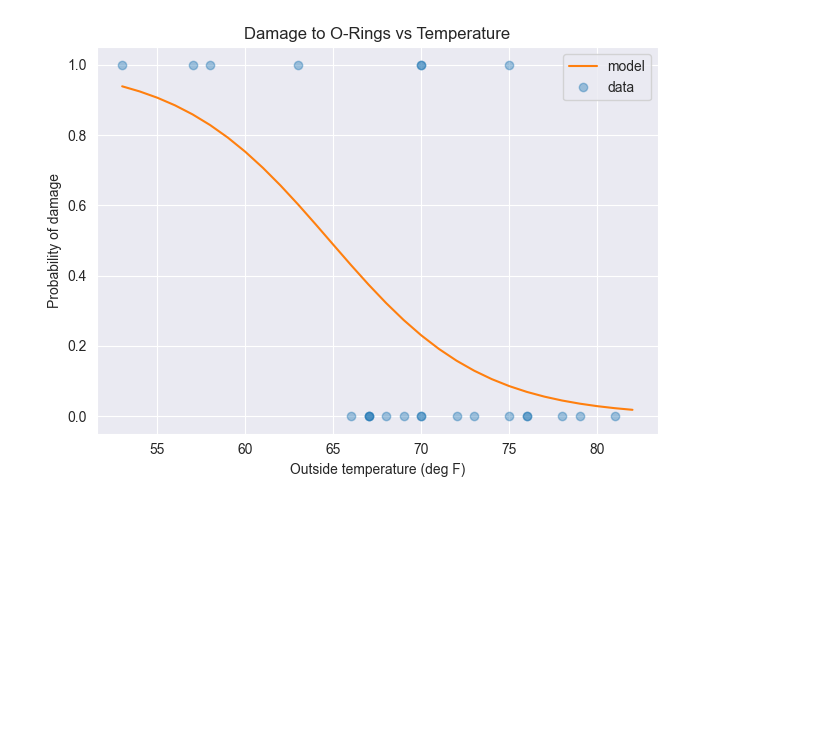
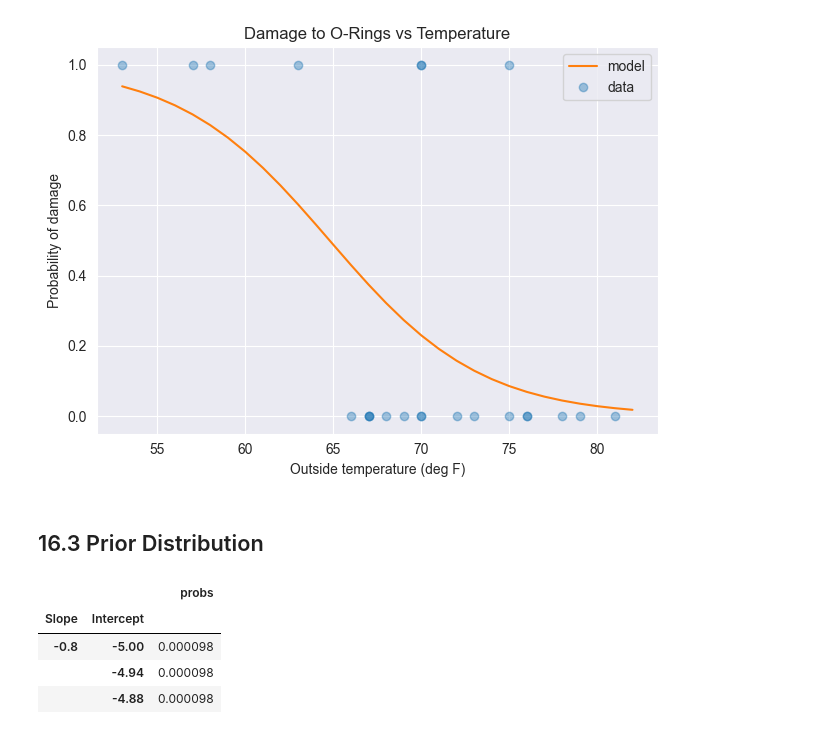
Before and after one commit to Xupeiyi/think-bayes, a Jupyter notebook: chapter16.ipynb, the cells around one changed output. Saved outputs shown, nothing was run; the diff lists cells and outputs as text; code cells hidden in the pictures; blank space fills up the shorter version.

```diff
--- a/chapter16.ipynb
+++ b/chapter16.ipynb
@@ -89,3 +91,22 @@ plt.plot(xs + offset, ps, label='model', color='C1')
 plot_data(data)
 # %% [output]
 [figure]
+# %% [markdown]
+## 16.3 Prior Distribution
+# %%
+qs = np.linspace(-5, 1, num=101)
+prior_inter = make_uniform(qs, 'Intercept')
+
+qs = np.linspace(-0.8, 0.1, num=101)
+prior_slope = make_uniform(qs, 'Slope')
+
+joint = make_joint(prior_inter, prior_slope)
+
+joint_pmf = Pmf(joint.stack())
+joint_pmf.head()
+# %% [output]
+|  |  | probs |
+| Slope | Intercept |  |
+| -0.8 | -5.00 | 0.000098 |
+|  | -4.94 | 0.000098 |
+|  | -4.88 | 0.000098 |
```
Also changed, not shown: parts of 1 cell of this notebook.
